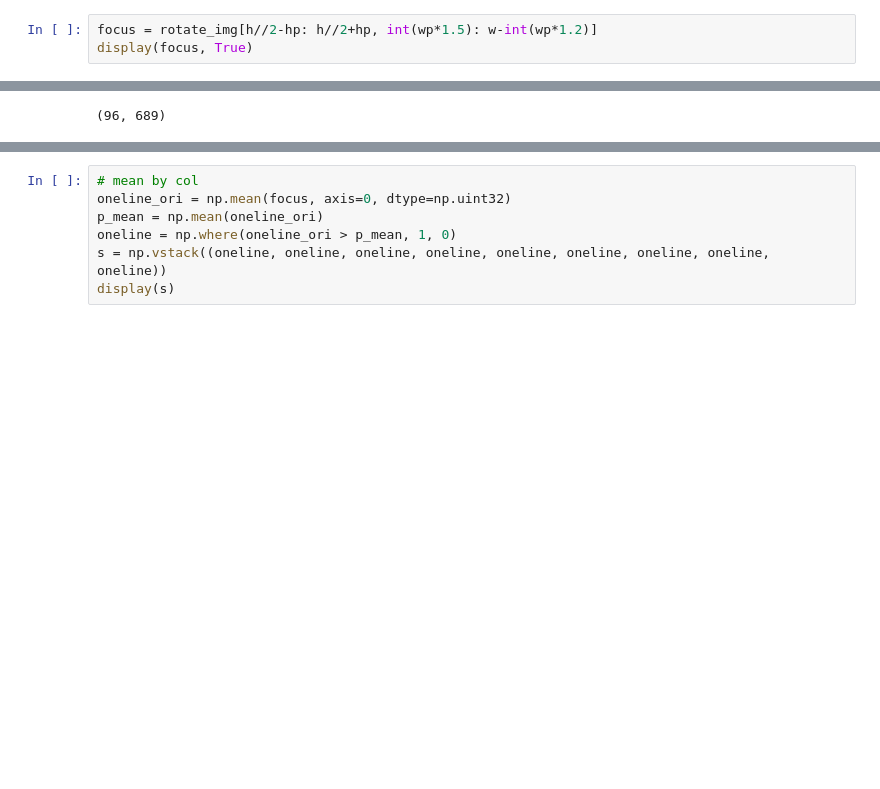
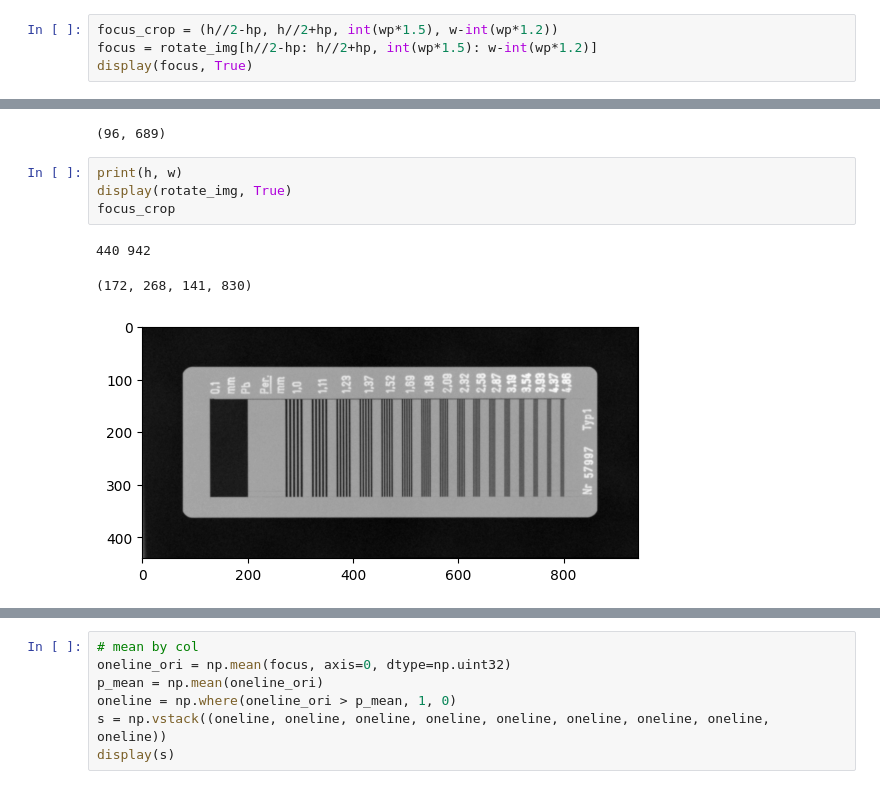
Before and after one commit to NickyAlan/DR-Light-beam-test, a Jupyter notebook: mtf.ipynb, the cells around one changed output, grey strips where cells are left out. Cells and saved outputs as stored; diff of their text form; blank space fills up the shorter version.

```diff
--- a/mtf.ipynb
+++ b/mtf.ipynb
@@ -256,6 +259,7 @@ h, w
 hp = int(0.11*h)
 wp = int(0.10*w)
 # %%
+focus_crop = (h//2-hp, h//2+hp, int(wp*1.5), w-int(wp*1.2))
 focus = rotate_img[h//2-hp: h//2+hp, int(wp*1.5): w-int(wp*1.2)]
 display(focus, True)
 # %% [output]
@@ -279,3 +283,11 @@ if std > (focus.max() - focus.min())/30 :
 focus.shape
 # %% [output]
 (96, 689)
+# %%
+print(h, w)
+display(rotate_img, True)
+focus_crop
+# %% [output]
+440 942
+(172, 268, 141, 830)
+[figure, added]
```
Also changed, not shown: parts of 9 cells of this notebook.
